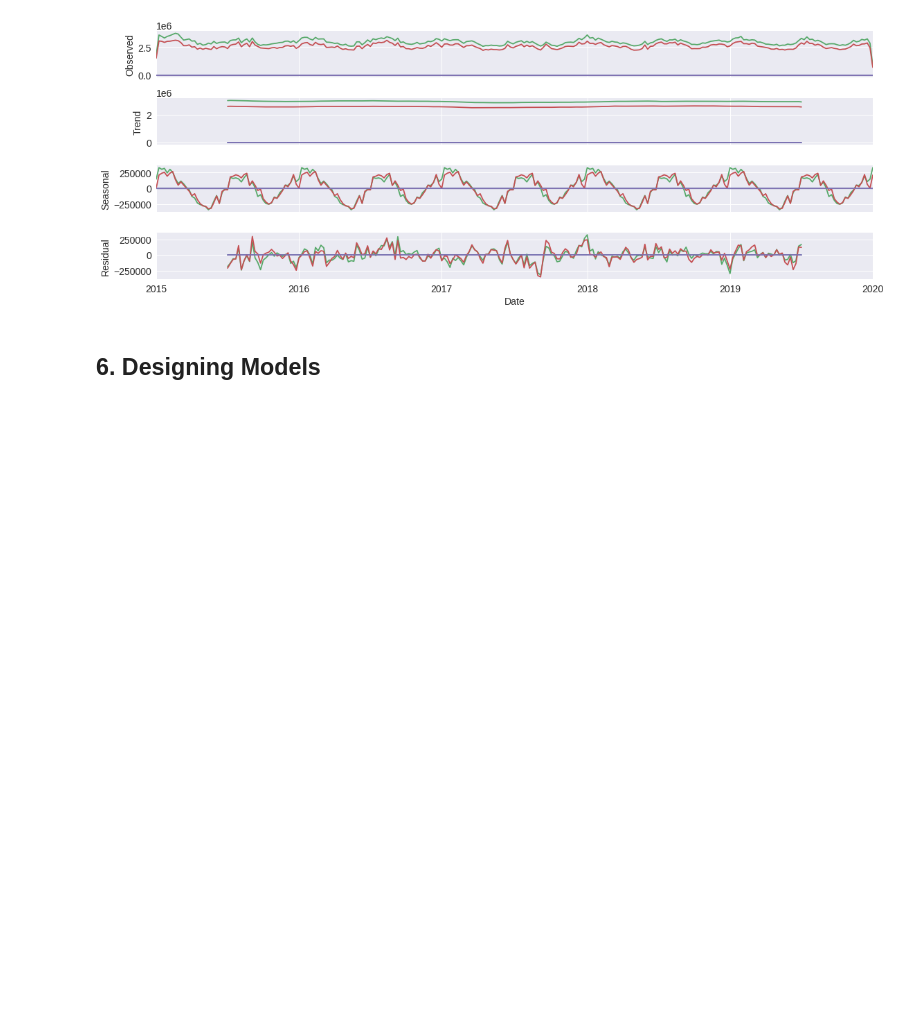
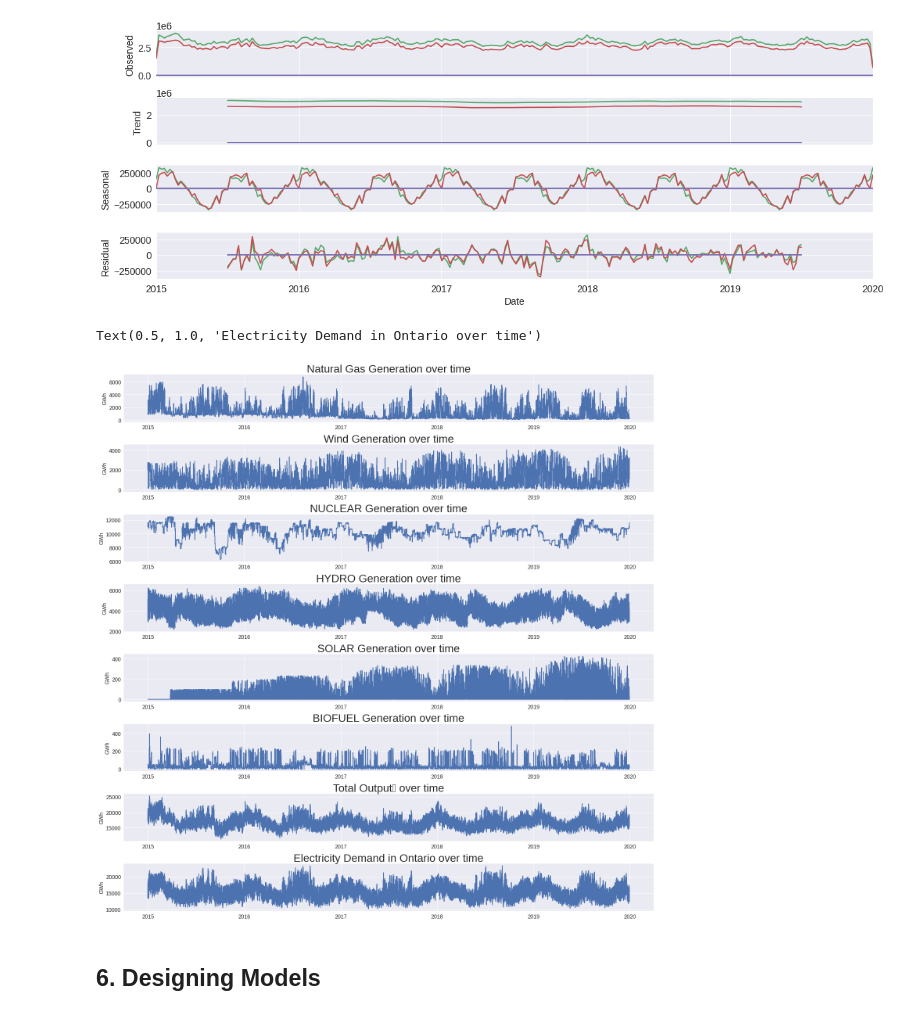
Before and after one commit to janosepah/ML_Project, a Jupyter notebook: Final_Project.ipynb, the cells around one changed output. Cells and saved outputs as stored; diff of their text form; code cells hidden in the pictures; blank space fills up the shorter version.

```diff
--- a/Final_Project.ipynb
+++ b/Final_Project.ipynb
@@ -265,6 +265,46 @@ fig = decomposition.plot()
 plt.show()
 # %% [output]
 [figure]
+# %%
+
+import matplotlib.dates as mdates
+fig, (ax1,ax2,ax3,ax4, ax5, ax6,  ax7, ax8) = plt.subplots(nrows=8,ncols=1,figsize=(20,20),tight_layout=True)
+
+ax1.plot(Supply_Details.index, Supply_Details['GAS'])
+ax1.set_ylabel('GWh')
+ax1.set_title('Natural Gas Generation over time', fontsize=28)
+#ax1.xaxis.set_major_locator(mdates.YearLocator(1))
+
+ax2.plot(Supply_Details.index, Supply_Details['WIND'])
+ax2.set_ylabel('GWh')
+ax2.set_title('Wind Generation over time', fontsize=28)
+
+ax3.plot(Supply_Details.index, Supply_Details['NUCLEAR'])
+ax3.set_ylabel('GWh')
+ax3.set_title('NUCLEAR Generation over time', fontsize=28)
+
+ax4.plot(Supply_Details.index, Supply_Details['HYDRO'])
+ax4.set_ylabel('GWh')
+ax4.set_title('HYDRO Generation over time', fontsize=28)
+
+ax5.plot(Supply_Details.index, Supply_Details['SOLAR'])
+ax5.set_ylabel('GWh')
+ax5.set_title('SOLAR Generation over time', fontsize=28)
+
+ax6.plot(Supply_Details.index, Supply_Details['BIOFUEL'])
+ax6.set_ylabel('GWh')
+ax6.set_title('BIOFUEL Generation over time', fontsize=28)
+
+ax7.plot(Supply_Details.index, Supply_Details['Total Output'])
+ax7.set_ylabel('GWh')
+ax7.set_title('Total Output	 over time', fontsize=28)
+
+ax8.plot(Supply_Details.index, Supply_Details['Ontario Demand'])
+ax8.set_ylabel('GWh')
+ax8.set_title('Electricity Demand in Ontario over time', fontsize=28)
+# %% [output]
+Text(0.5, 1.0, 'Electricity Demand in Ontario over time')
+[figure, added]
 # %% [markdown]
 ## 6. Designing Models
 # %% [markdown]
```
Also changed, not shown: parts of 27 cells of this notebook.
